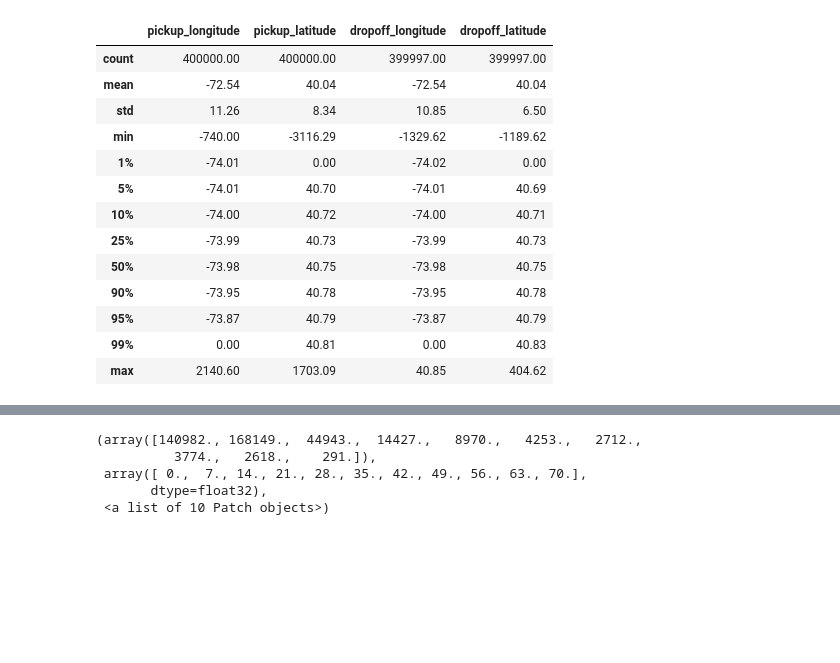
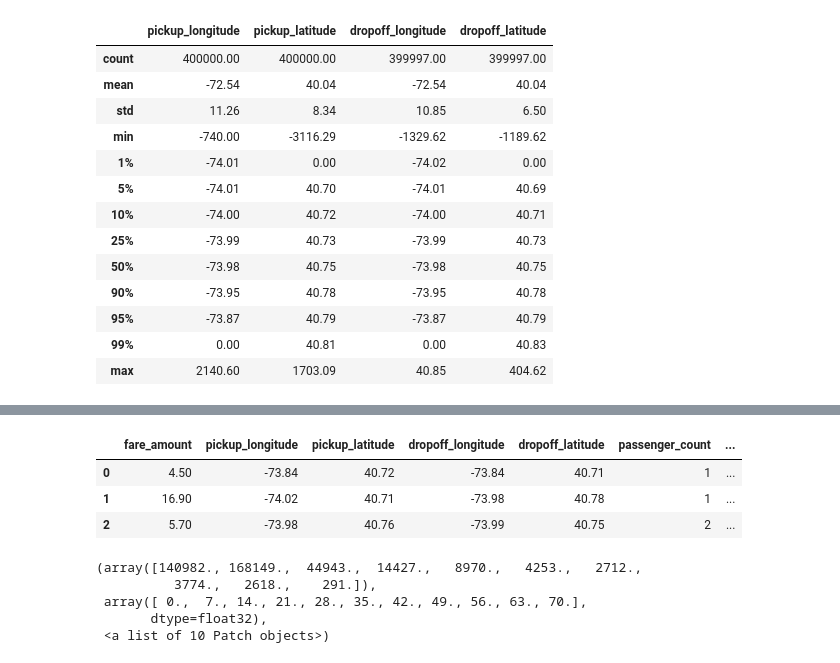
Before and after one commit to 1pritesh1/100-days-of-python, a Jupyter notebook: NY_Taxi_Fare_Predict_v1.ipynb, the cells around one changed output, grey strips where cells are left out. Saved outputs shown, nothing was run; the diff lists cells and outputs as text; code cells hidden in the pictures; blank space fills up the shorter version.

```diff
--- a/NY_Taxi_Fare_Predict_v1.ipynb
+++ b/NY_Taxi_Fare_Predict_v1.ipynb
@@ -228,3 +237,10 @@ geoDisCols(df3)
+# %%
+df3.head(3)
+# %% [output]
+|  | fare_amount | pickup_longitude | pickup_latitude | dropoff_longitude | dropoff_latitude | passenger_count | ... |
+| 0 | 4.50 | -73.84 | 40.72 | -73.84 | 40.71 | 1 | ... |
+| 1 | 16.90 | -74.02 | 40.71 | -73.98 | 40.78 | 1 | ... |
+| 2 | 5.70 | -73.98 | 40.76 | -73.99 | 40.75 | 2 | ... |
 # %%
 plt.hist(
     df3.loc[(df3['fare_amount'] >= 0) & (df3['fare_amount'] <= 70)]['fare_amount'],bins=10)
```
Also changed, not shown: parts of 8 cells of this notebook.
